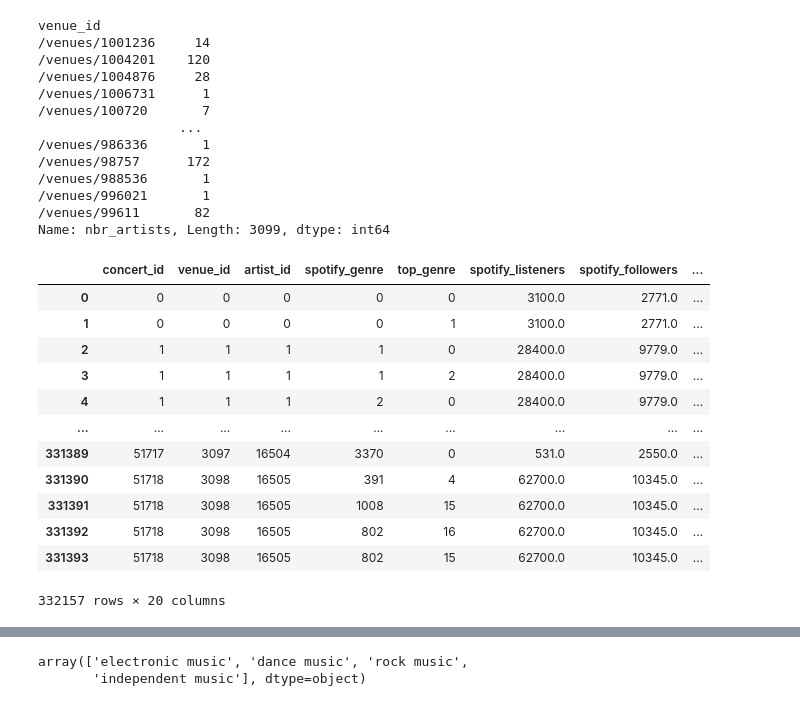
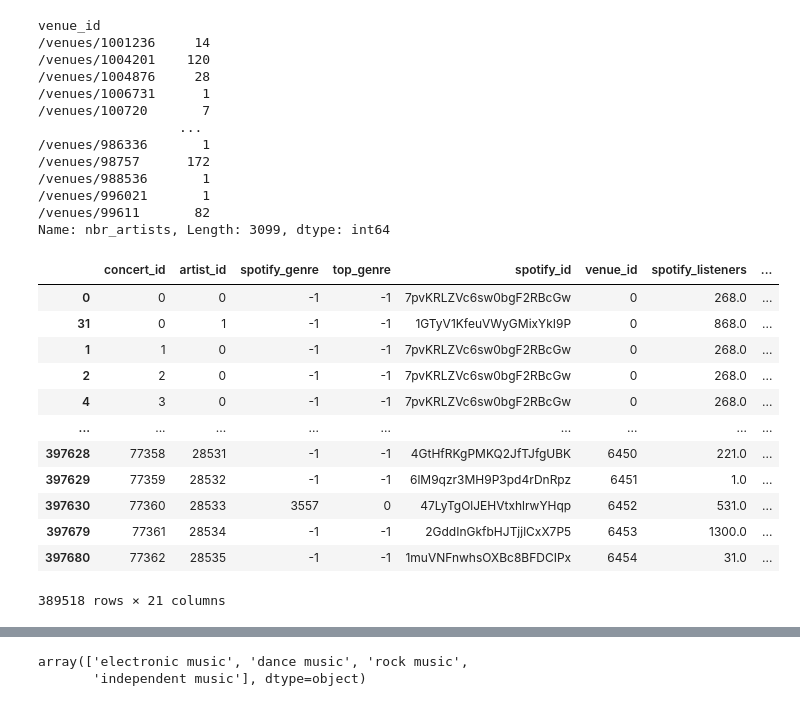
Before and after one commit to cyrillegc/thesis-redux, a Jupyter notebook: data_cleaning.ipynb, the cells around one changed output, grey strips where cells are left out. Saved outputs shown, nothing was run; the diff lists cells and outputs as text; code cells hidden in the pictures.

```diff
--- a/data_cleaning.ipynb
+++ b/data_cleaning.ipynb
@@ -549,34 +607,35 @@ venue_id
 /venues/99611       82
 Name: nbr_artists, Length: 3099, dtype: int64
 # %%
-full_stats_df = venues_top_genres_df.copy()
+full_stats_df = full_data_df.copy()
 full_stats_df = full_stats_df.merge(artists_df[['spotify_listeners', 'spotify_followers']], left_on='artist_id', right_index=True)
 full_stats_df = full_stats_df.merge(tracks_median_df, how='left', left_on='artist_id', right_index=True)
 full_stats_df = full_stats_df.merge(venues_df[['latitude', 'longitude']], left_on='venue_id', right_index=True)
 full_stats_df = full_stats_df.merge(concerts_df['startDate'], left_on='concert_id', right_index=True)
 
 categorical_columns = ['concert_id', 'venue_id', 'artist_id', 'spotify_genre', 'top_genre']
 categorical_labels = dict()
+
 for column in categorical_columns:
     factorized_column = full_stats_df[column].factorize()
     full_stats_df[column] = factorized_column[0]
     categorical_labels[column] = factorized_column[1]
 
 full_stats_df
 # %% [output]
-|  | concert_id | venue_id | artist_id | spotify_genre | top_genre | spotify_listeners | spotify_followers | ... |
-| 0 | 0 | 0 | 0 | 0 | 0 | 3100.0 | 2771.0 | ... |
-| 1 | 0 | 0 | 0 | 0 | 1 | 3100.0 | 2771.0 | ... |
-| 2 | 1 | 1 | 1 | 1 | 0 | 28400.0 | 9779.0 | ... |
-| 3 | 1 | 1 | 1 | 1 | 2 | 28400.0 | 9779.0 | ... |
-| 4 | 1 | 1 | 1 | 2 | 0 | 28400.0 | 9779.0 | ... |
+|  | concert_id | artist_id | spotify_genre | top_genre | spotify_id | venue_id | spotify_listeners | ... |
+| 0 | 0 | 0 | -1 | -1 | 7pvKRLZVc6sw0bgF2RBcGw | 0 | 268.0 | ... |
+| 31 | 0 | 1 | -1 | -1 | 1GTyV1KfeuVWyGMixYkI9P | 0 | 868.0 | ... |
+| 1 | 1 | 0 | -1 | -1 | 7pvKRLZVc6sw0bgF2RBcGw | 0 | 268.0 | ... |
+| 2 | 2 | 0 | -1 | -1 | 7pvKRLZVc6sw0bgF2RBcGw | 0 | 268.0 | ... |
+| 4 | 3 | 0 | -1 | -1 | 7pvKRLZVc6sw0bgF2RBcGw | 0 | 268.0 | ... |
 | ... | ... | ... | ... | ... | ... | ... | ... | ... |
-| 331389 | 51717 | 3097 | 16504 | 3370 | 0 | 531.0 | 2550.0 | ... |
-| 331390 | 51718 | 3098 | 16505 | 391 | 4 | 62700.0 | 10345.0 | ... |
-| 331391 | 51718 | 3098 | 16505 | 1008 | 15 | 62700.0 | 10345.0 | ... |
-| 331392 | 51718 | 3098 | 16505 | 802 | 16 | 62700.0 | 10345.0 | ... |
-| 331393 | 51718 | 3098 | 16505 | 802 | 15 | 62700.0 | 10345.0 | ... |
+| 397628 | 77358 | 28531 | -1 | -1 | 4GtHfRKgPMKQ2JfTJfgUBK | 6450 | 221.0 | ... |
+| 397629 | 77359 | 28532 | -1 | -1 | 6lM9qzr3MH9P3pd4rDnRpz | 6451 | 1.0 | ... |
+| 397630 | 77360 | 28533 | 3557 | 0 | 47LyTgOlJEHVtxhlrwYHqp | 6452 | 531.0 | ... |
+| 397679 | 77361 | 28534 | -1 | -1 | 2GddInGkfbHJTjjlCxX7P5 | 6453 | 1300.0 | ... |
+| 397680 | 77362 | 28535 | -1 | -1 | 1muVNFnwhsOXBc8BFDCIPx | 6454 | 31.0 | ... |
-332157 rows × 20 columns
+389518 rows × 21 columns
 # %%
 full_stats_df.corr().style.background_gradient()
 # %% [output]
```
Also changed, not shown: parts of 15 cells of this notebook, 3 other files.
